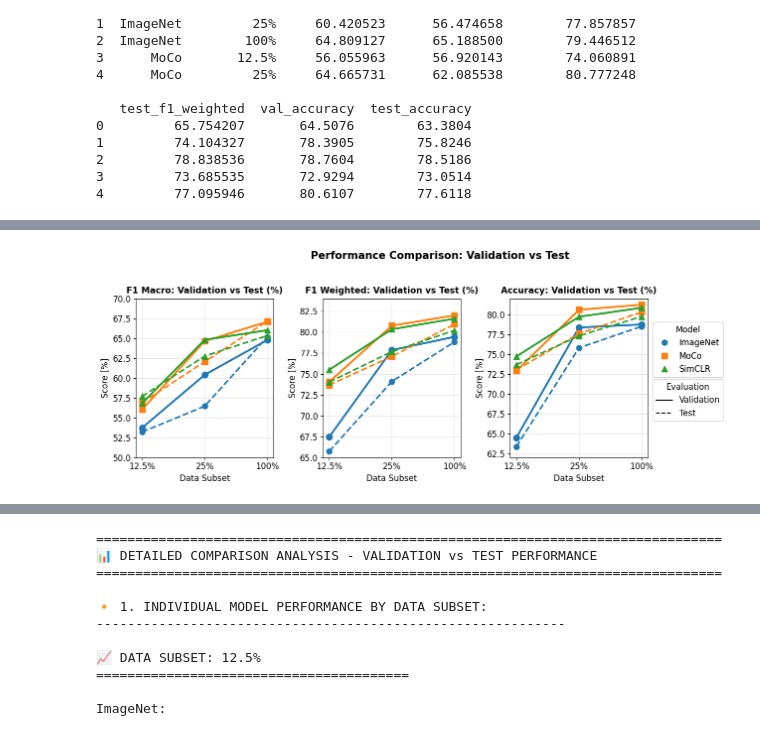
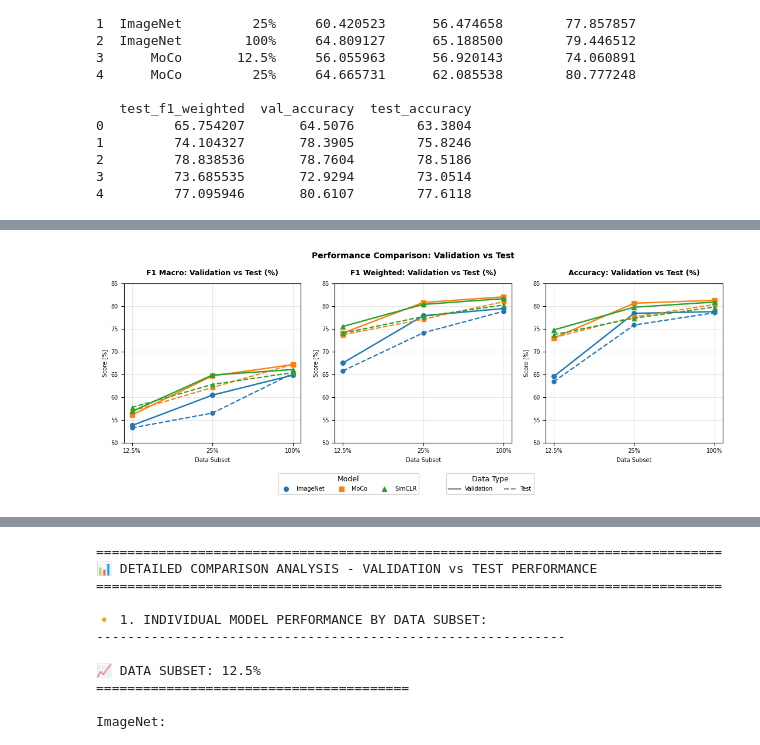
Before and after one commit to jmachalica/SelfSupSurg, a Jupyter notebook: utils/notebooks/analyze_results.ipynb, the cells around one changed output, grey strips where cells are left out. Cells and saved outputs as stored; diff of their text form; code cells hidden in the pictures.

```diff
--- a/utils/notebooks/analyze_results.ipynb
+++ b/utils/notebooks/analyze_results.ipynb
@@ -895,59 +906,65 @@ import matplotlib.pyplot as plt
 from matplotlib.lines import Line2D
 
 subset_order = ["12.5%", "25%", "100%"]
 dfc = df_comparison.copy()
 dfc["data_subset"] = pd.Categorical(dfc["data_subset"], categories=subset_order, ordered=True)
 
-model_colors  = {"ImageNet": "#1f77b4", "MoCo": "#ff7f0e", "SimCLR": "#2ca02c"}
-model_markers = {"ImageNet": "o", "MoCo": "s", "SimCLR": "^"}
-YLIMS = {"macro": (50, 70), "weighted": (65, 84), "acc": (62, 82)}
+# Use standardized configuration
+# YLIMS = {"macro": (50, 70), "weighted": (65, 84), "acc": (62, 82)}
+COMMON_LIMS = (50, 85)
+YLIMS= {"macro": COMMON_LIMS, "weighted": COMMON_LIMS, "acc": COMMON_LIMS}
 
 titles = [
     ("F1 Macro: Validation vs Test (%)", "val_f1_macro", "test_f1_macro", YLIMS["macro"]),
     ("F1 Weighted: Validation vs Test (%)", "val_f1_weighted", "test_f1_weighted", YLIMS["weighted"]),
     ("Accuracy: Validation vs Test (%)", "val_accuracy", "test_accuracy", YLIMS["acc"]),
 ]
 
 # --- Figure ---
-fig, axes = plt.subplots(1, 3, figsize=(14, 5))
-plt.subplots_adjust(right=0.8, top=0.9, wspace=0.25)
+fig, axes = plt.subplots(1, 3, figsize=(FIG_WIDTH, FIG_HEIGHT))
 
 # --- Wykresy ---
 for ax, (title, val_col, test_col, ylim) in zip(axes, titles):
     for model, g in dfc.groupby("model"):
         g = g.sort_values("data_subset")
+        # Validation - solid line
         ax.plot(g["data_subset"], g[val_col], "-", marker=model_markers[model],
-                linewidth=2.8, markersize=9, color=model_colors[model])
+                linewidth=LINE_WIDTH, markersize=MARKER_SIZE, color=model_colors[model])
+        # Test - dashed line
         ax.plot(g["data_subset"], g[test_col], "--", marker=model_markers[model],
-                linewidth=2.4, markersize=8, color=model_colors[model])
-    ax.set_title(title, fontsize=12.5, fontweight="bold", pad=8)
-    ax.set_xlabel("Data Subset")
-    ax.set_ylabel("Score [%]")
+                linewidth=LINE_WIDTH*0.9, markersize=MARKER_SIZE*0.9, color=model_colors[model])
+    ax.set_title(title, fontsize=TITLE_SIZE, fontweight="bold", pad=10)
+    ax.set_xlabel("Data Subset", fontsize=LABEL_SIZE)
+    ax.set_ylabel("Score [%]", fontsize=LABEL_SIZE)
     ax.set_ylim(*ylim)
     ax.grid(True, alpha=0.3)
     ax.set_xticks(subset_order)
+    ax.tick_params(labelsize=TICK_SIZE)
 
-# --- Legendy po prawej, jedna pod drugą ---
-model_handles = [Line2D([0],[0], color=model_colors[m], marker=model_markers[m],
-                        linestyle='', markersize=8, label=m)
-                 for m in ["ImageNet","MoCo","SimCLR"]]
+# Two separate legends at the bottom
+plt.subplots_adjust(bottom=0.23, top=0.88)
+
+# Legend 1: Models (colors and markers) - left side
+model_handles = [Line2D([0], [0], color=model_colors[m], marker=model_markers[m],
+                        linestyle='', markersize=MARKER_SIZE, label=m)
+                 for m in ["ImageNet", "MoCo", "SimCLR"]]
+leg1 = fig.legend(handles=model_handles, loc="lower center", ncol=3, frameon=True,
+                  bbox_to_anchor=(0.40, -0.1), fontsize=LEGEND_SIZE, title="Model",
+                  title_fontsize=LABEL_TITLE_FONTSIZE)
+
+# Legend 2: Data type (line styles) - right side
 style_handles = [
-    Line2D([0],[0], color="black", linestyle='-',  label="Validation"),
-    Line2D([0],[0], color="black", linestyle='--', label="Test"),
+    Line2D([0], [0], color="gray", linestyle='-', linewidth=LINE_WIDTH, label="Validation"),
+    Line2D([0], [0], color="gray", linestyle='--', linewidth=LINE_WIDTH*0.9, label="Test")
 ]
+leg2 = fig.legend(handles=style_handles, loc="lower center", ncol=2, frameon=True,
+                  bbox_to_anchor=(0.62, -0.1), fontsize=LEGEND_SIZE, title="Data Type",
+                  title_fontsize=LABEL_TITLE_FONTSIZE)
 
-# Większy odstęp pionowy między legendami
-leg1 = fig.legend(handles=model_handles, loc="upper left",
-                  bbox_to_anchor=(0.80, 0.7), frameon=True, title="Model")
-leg2 = fig.legend(handles=style_handles, loc="upper left",
-                  bbox_to_anchor=(0.80, 0.47), frameon=True, title="Evaluation")
-
-fig.add_artist(leg1)
-
-# --- Tytuł ---
-fig.suptitle("Performance Comparison: Validation vs Test", fontsize=15, fontweight="bold", y=0.97)
-plt.tight_layout(rect=[0, 0, 0.82, 0.94])
+plt.suptitle("Performance Comparison: Validation vs Test", fontsize=SUPTITLE_SIZE,
+             fontweight="bold", y=0.95)
+plt.tight_layout()
 plt.show()
 # %% [output]
-[figure, old version]
+[figure, new version]
 # %%
```
Also changed, not shown: parts of 11 cells of this notebook.
